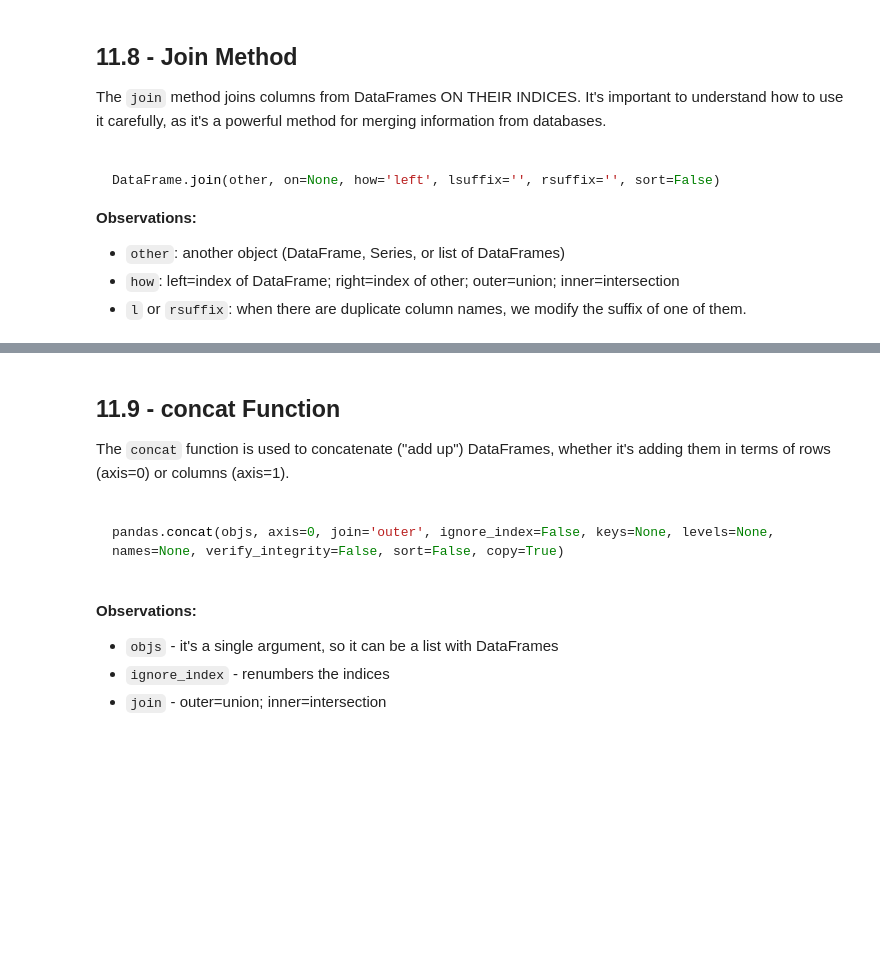
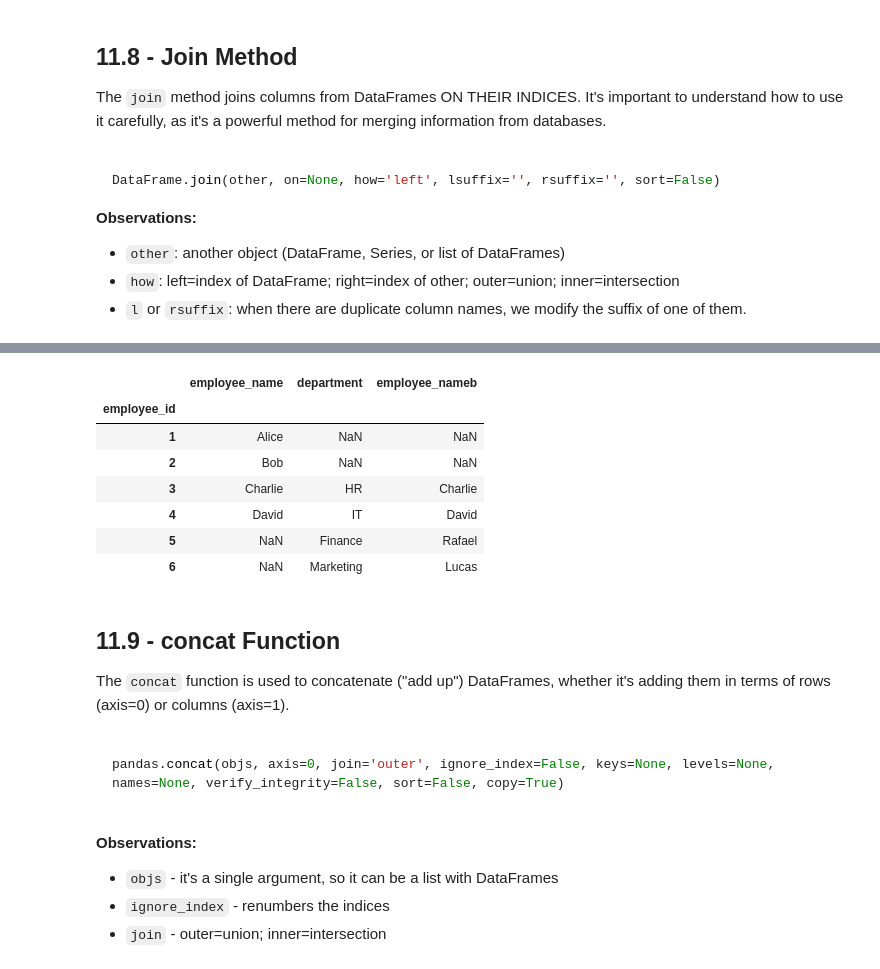
Before and after one commit to rafaelpsilva07/python-for-engineers-and-scientists, a Jupyter notebook: lessons/m2 - Section 11 - Pandas.ipynb, the cells around one changed output, grey strips where cells are left out. Saved outputs shown, nothing was run; the diff lists cells and outputs as text; code cells hidden in the pictures; blank space fills up the shorter version.

```diff
--- a/lessons/m2 - Section 11 - Pandas.ipynb
+++ b/lessons/m2 - Section 11 - Pandas.ipynb
@@ -744,7 +744,8 @@ df1 = pd.DataFrame({
 # Second DataFrame
 df2 = pd.DataFrame({
     'employee_id': [3, 4, 5, 6],
-    'department': ['HR', 'IT', 'Finance', 'Marketing']
+    'department': ['HR', 'IT', 'Finance', 'Marketing'],
+    'employee_name': ['Charlie', 'David', 'Rafael', 'Lucas']
 })
 
 
@@ -753,3 +772,14 @@ df2.set_index('employee_id', inplace=True)
+# %%
+df1.join(df2, how='outer', rsuffix='b')
+# %% [output]
+|  | employee_name | department | employee_nameb |
+| employee_id |  |  |  |
+| 1 | Alice | NaN | NaN |
+| 2 | Bob | NaN | NaN |
+| 3 | Charlie | HR | Charlie |
+| 4 | David | IT | David |
+| 5 | NaN | Finance | Rafael |
+| 6 | NaN | Marketing | Lucas |
 # %% [markdown]
 ## 11.9 - concat Function
 
```
Also changed, not shown: parts of 36 cells of this notebook.
